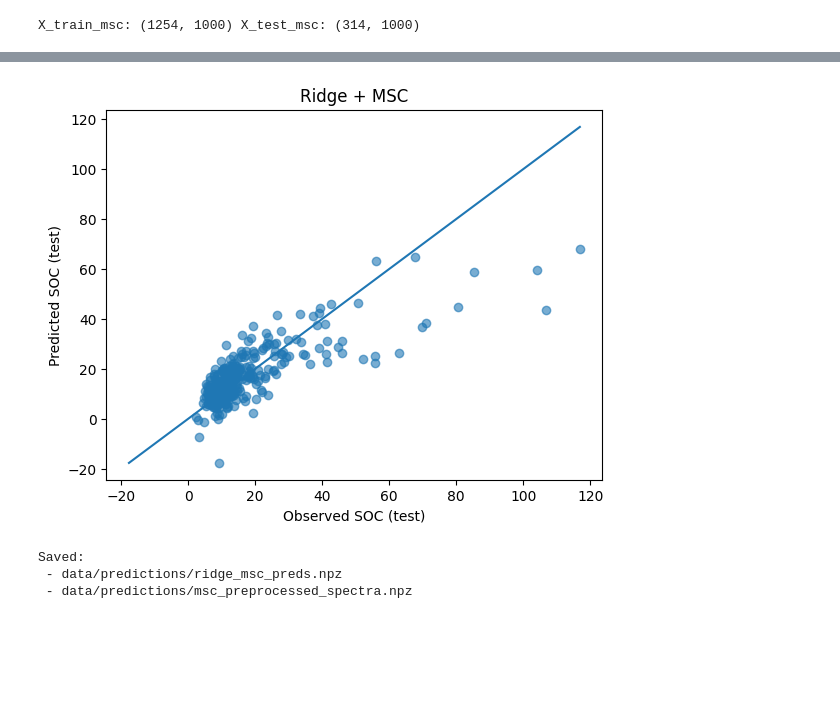
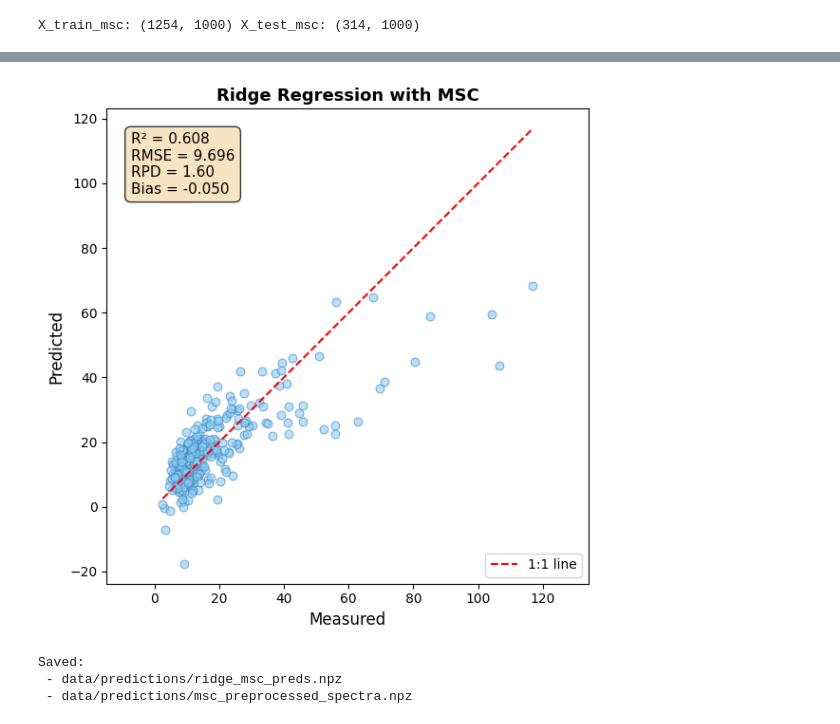
Before and after one commit to sugoma11/spectroscopy_project, a Jupyter notebook: ridge_msc_save.ipynb, the cells around one changed output, grey strips where cells are left out. Saved outputs shown, nothing was run; the diff lists cells and outputs as text; code cells hidden in the pictures; blank space fills up the shorter version.

Commit message:
added ridge regression plot

```diff
--- a/ridge_msc_save.ipynb
+++ b/ridge_msc_save.ipynb
@@ -105,17 +105,9 @@ TEST  metrics: {'R2': 0.6076328460383802, 'RMSE': 9.695631304632878, 'Bias': -0.
 # %%
 # scatter Plot
 
-plt.figure()
-plt.scatter(y_test, pred_test, alpha=0.6)
-mn = min(y_test.min(), pred_test.min())
-mx = max(y_test.max(), pred_test.max())
-plt.plot([mn, mx], [mn, mx])
-plt.xlabel("Observed SOC (test)")
-plt.ylabel("Predicted SOC (test)")
-plt.title("Ridge + MSC")
-plt.show()
+plot_metrics(y_test, pred_test, "Ridge Regression with MSC")
 # %% [output]
-[figure, old version]
+[figure, new version]
 # %%
 os.makedirs("data/predictions", exist_ok=True)
 
```
Also changed, not shown: parts of 3 cells of this notebook, 2 other files.
